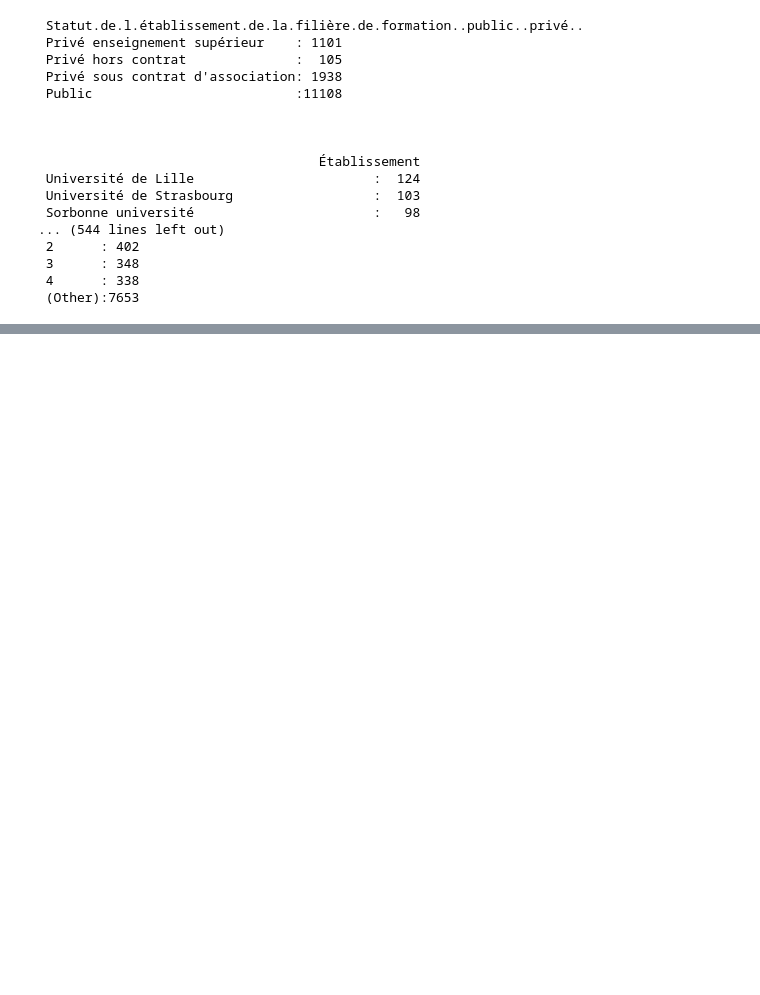
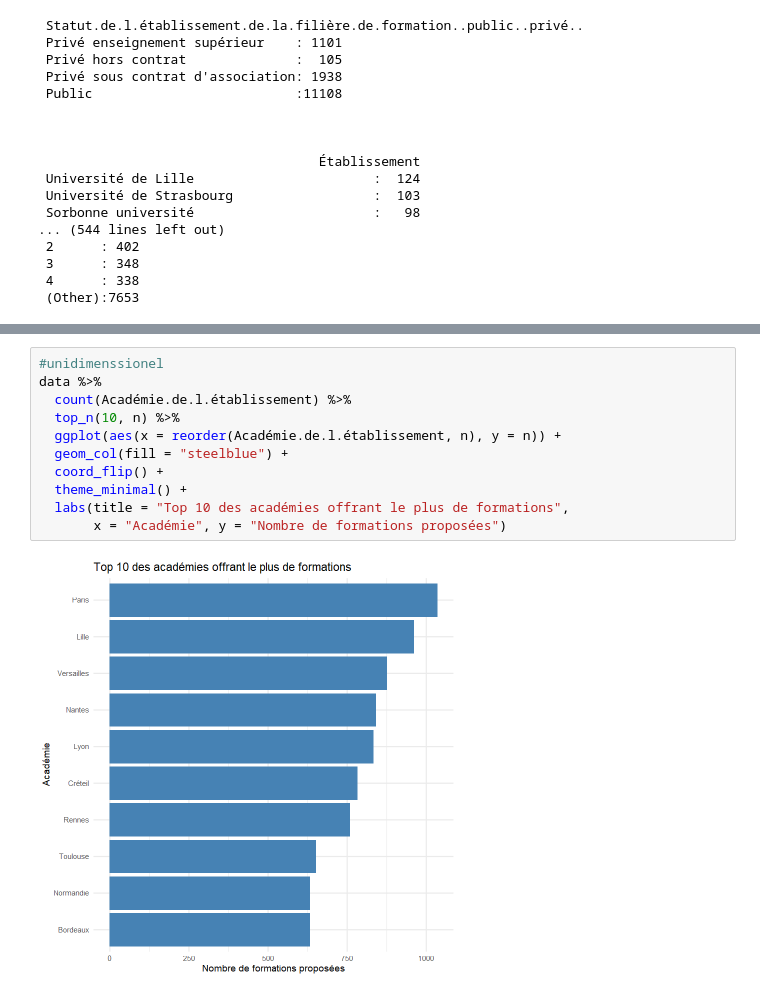
Before and after one commit to corentinbrand/Projet_analyse_de_donnees, a Jupyter notebook: brouillon.ipynb, the cells around one changed output, grey strips where cells are left out. Drawn from its saved outputs; the diff is of its cells as text; blank space fills up the shorter version.

```diff
--- a/brouillon.ipynb
+++ b/brouillon.ipynb
@@ -234,0 +282,13 @@ summary(data)
+# %%
+#unidimenssionel
+data %>%
+  count(Académie.de.l.établissement) %>%
+  top_n(10, n) %>%
+  ggplot(aes(x = reorder(Académie.de.l.établissement, n), y = n)) +
+  geom_col(fill = "steelblue") +
+  coord_flip() +
+  theme_minimal() +
+  labs(title = "Top 10 des académies offrant le plus de formations",
+       x = "Académie", y = "Nombre de formations proposées")
+# %% [output]
+[figure, added]
```
Also changed, not shown: parts of 6 cells of this notebook.
